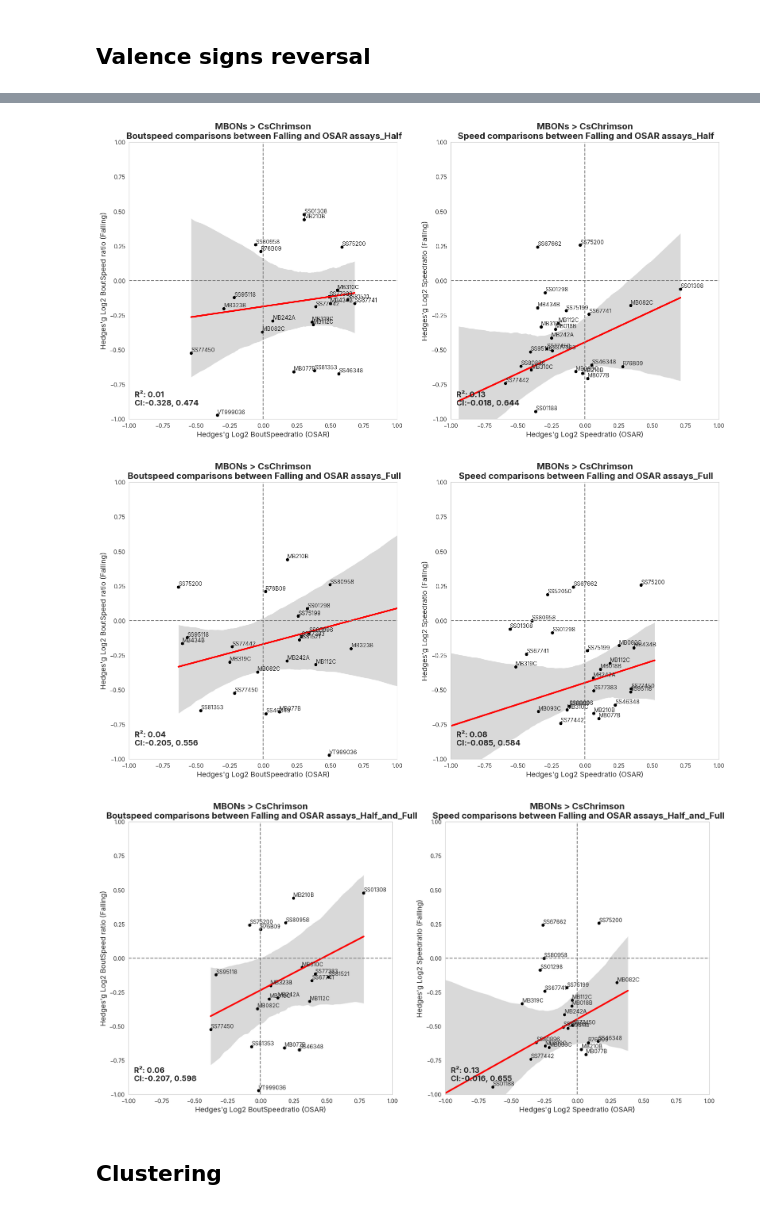
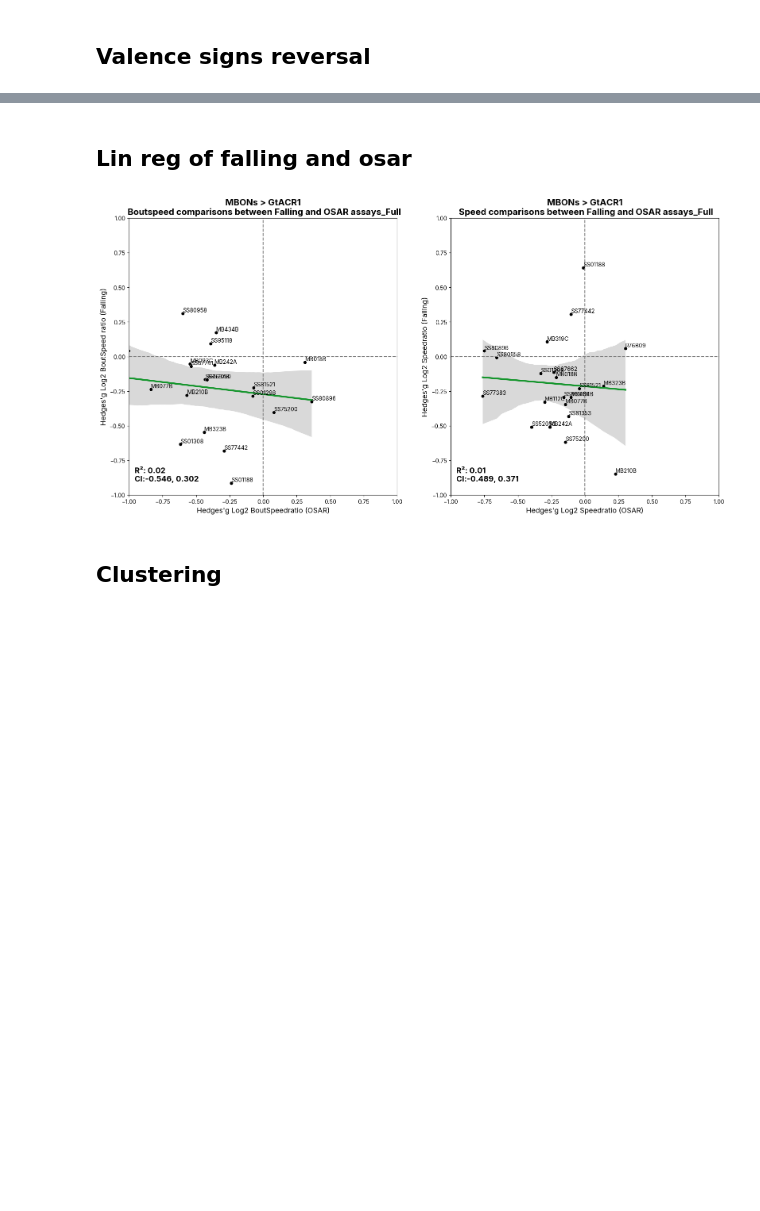
Before and after one commit to lnicole08/OSAR-Nicole-version, a Jupyter notebook: Falling-OSAR classification_2.ipynb, the cells around one changed output, grey strips where cells are left out. Cells and saved outputs as stored; diff of their text form; code cells hidden in the pictures; blank space fills up the shorter version.

```diff
--- a/Falling-OSAR classification_2.ipynb
+++ b/Falling-OSAR classification_2.ipynb
@@ -405,3 +923,5 @@ plt.show()
+# %% [markdown]
+## Lin reg of falling and osar
 # %%
 def omission(df):
     tempdff = df[df['MBON'] != 'VT999036'].reset_index(drop=True) #removing outlier
@@ -415,22 +935,22 @@ import scipy.stats
 
 plt.rcParams["font.family"] = "Inter"
 
-conditions = ['Half', 'Full', 'Half_and_Full']
+conditions = ['Full']
 
 for condition in conditions:
     # Read the specific condition file
     totalmetriccomparison = pd.read_excel(specifiedpath + "ACC Lab Dropbox\\ACC Lab\\Nicole Lee\\Data Compilation\\2025 Complete raw values osar falling\\Totalcomparisonofallmetrics-" + condition + ".xlsx")
 
-    responder = "Chrimson2"
+    responder = "ACR"
 
     if responder == 'Chrimson2':
         responderrename = "CsChrimson"
-        df_specificmbon = totalmetriccomparison[totalmetriccomparison['responder']=="Chrimson2"].sort_values(by = "PI_Δg_OSAR", ascending=True).reset_index(drop=True)
+        df_specificmbon = totalmetriccomparison[totalmetriccomparison['responder']=="Chrimson2"].reset_index(drop=True)
         colorline = "#ff0000"
 
     if responder == 'ACR':
         responderrename = "GtACR1"
-        df_specificmbon = totalmetriccomparison[totalmetriccomparison['responder']=="ACR"].sort_values(by = "PI_Δg_OSAR", ascending=True).reset_index(drop=True)
+        df_specificmbon = totalmetriccomparison[totalmetriccomparison['responder']=="ACR"].reset_index(drop=True)
         colorline = "#14962c"
 
     figosarplot, axscatter_o = plt.subplots(1, 2, figsize=(16, 8), gridspec_kw={"width_ratios":[1,1]})
@@ -440,6 +960,7 @@ for condition in conditions:
     y_label_1 = 'Log2 Bout Speed ratio_Δg_Falling'
 
     df02omitteddf = df_specificmbon[~((df_specificmbon[x_label_1].abs() < 0.2) & (df_specificmbon[y_label_1].abs() < 0.2))].reset_index(drop=True)
+    df02omitteddf = df02omitteddf[~df02omitteddf['MBON'].isin(['VT999036'])]
 
     sns.regplot(x=x_label_1, y=y_label_1, data=df02omitteddf, ci = 95, scatter = False, line_kws={"color": "black"}, ax=axscatter_o[0]) #ci color
     sns.regplot(x=x_label_1, y=y_label_1, data=df02omitteddf, ci = 0, scatter = False, line_kws={"color": colorline, 'lw': 3}, ax=axscatter_o[0])  #line color
@@ -471,40 +992,39 @@ for condition in conditions:
     y_label_2 = 'Log2 Speed ratio_Δg_Falling'
 
     df_omitted02_2ndplot = df_specificmbon[~((df_specificmbon[x_label_2].abs() < 0.2) & (df_specificmbon[y_label_2].abs() < 0.2))].reset_index(drop=True)
+    df_omitted02_2ndplot = df_omitted02_2ndplot[~df_omitted02_2ndplot['MBON'].isin(['VT999036'])]
 
     sns.regplot(x=x_label_2, y=y_label_2, data=df_omitted02_2ndplot, ci = 95, scatter = False, line_kws={"color": "black"}, ax=axscatter_o[1]) #ci color
     sns.regplot(x=x_label_2, y=y_label_2, data=df_omitted02_2ndplot, ci = 0, scatter = False, line_kws={"color": colorline, 'lw': 3}, ax=axscatter_o[1]) #linecolor
     sns.scatterplot(x=x_label_2, y=y_label_2, data=df_omitted02_2ndplot, s = 40, color = 'k', ax=axscatter_o[1])
 
     axscatter_o[1].set_xlabel("Hedges'g Log2 Speedratio (OSAR)", fontsize = 13)
     axscatter_o[1].set_ylabel("Hedges'g Log2 Speedratio (Falling)", fontsize = 13)
     axscatter_o[1].grid(False)
     axscatter_o[1].set_ylim([-1, 1])
     axscatter_o[1].set_xlim([-1, 1])
     axscatter_o[1].axvline(0, c=(.5, .5, .5), ls= '--')
     axscatter_o[1].axhline(0, c=(.5, .5, .5), ls= '--')
     axscatter_o[1].set_title("MBONs > " + responderrename + "\n Speed comparisons between Falling and OSAR assays_" + condition, weight = "bold", fontsize = 16)
     axscatter_o[1].yaxis.set_tick_params(labelbottom=True)
 
     for n, k in enumerate(df_omitted02_2ndplot['MBON']):
         axscatter_o[1].annotate(k, (df_omitted02_2ndplot.loc[n,x_label_2], df_omitted02_2ndplot.loc[n,y_label_2]+0.01), fontsize = 10)
 
     #correlation for second subplot
     pearsonscorrelation_cr2_2 = scipy.stats.pearsonr(df_omitted02_2ndplot[x_label_2], df_omitted02_2ndplot[y_label_2]) #correlation instead of linear regression: trying to find the relationship rather than causation
     civallow_cr2_2 = pearsonscorrelation_cr2_2.confidence_interval(confidence_level=0.95)[0]
     civalhigh_cr2_2 = pearsonscorrelation_cr2_2.confidence_interval(confidence_level=0.95)[1]
     axscatter_o[1].annotate(f"R²: {(round(pearsonscorrelation_cr2_2[0],3))**2:.2f}" + "\nCI:" + str(round(civallow_cr2_2,3)) + ", " + str(round(civalhigh_cr2_2,3)), (0.02, 0.05),
                             ha = "left", xycoords = 'axes fraction', weight = "bold", fontsize = 14)
 
     plt.tight_layout()
     plt.subplots_adjust(top = 0.95, wspace=0.2)
 
     plt.savefig(filesavedir + date + "_" + responder + "_linreg_" + condition +".png", dpi = 1200, bbox_inches='tight')
     plt.savefig(filesavedir + date + "_" + responder + "_linreg_" + condition + ".svg")
 # %% [output]
-[figure, old version]
+[figure, new version]
-[figure, removed]
-[figure, removed]
 # %% [markdown]
 ## Clustering
 # %%
```
Also changed, not shown: parts of 15 cells of this notebook, 5 other files.
